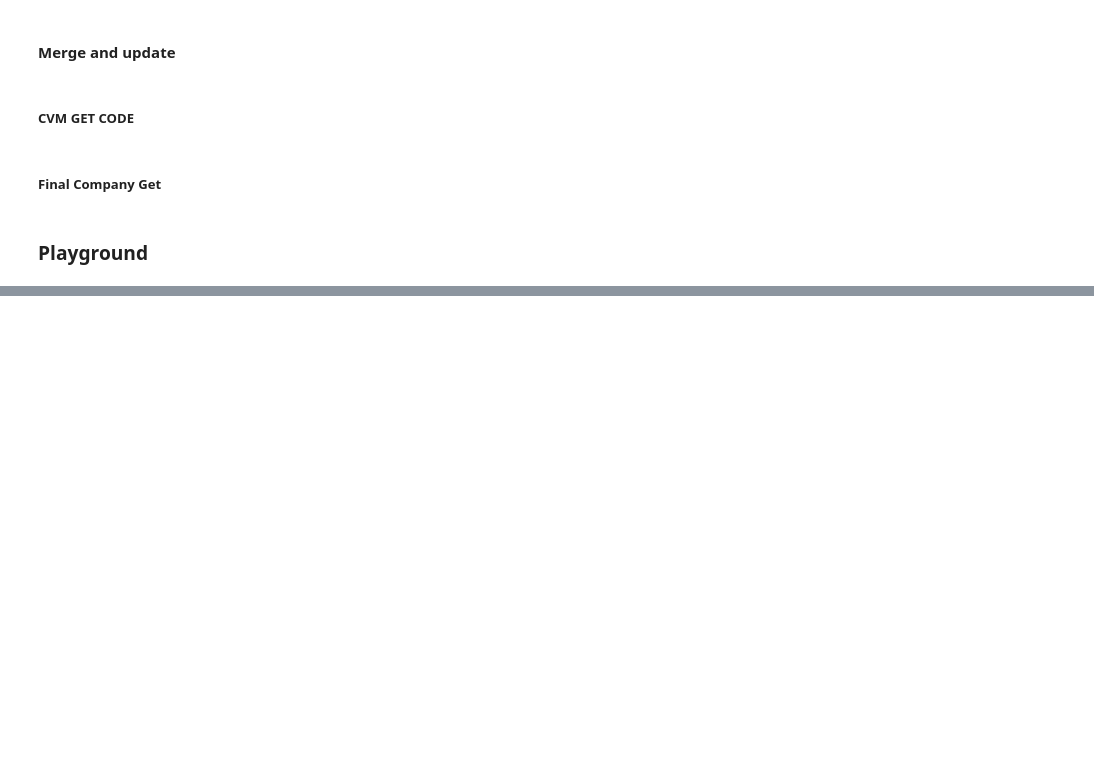
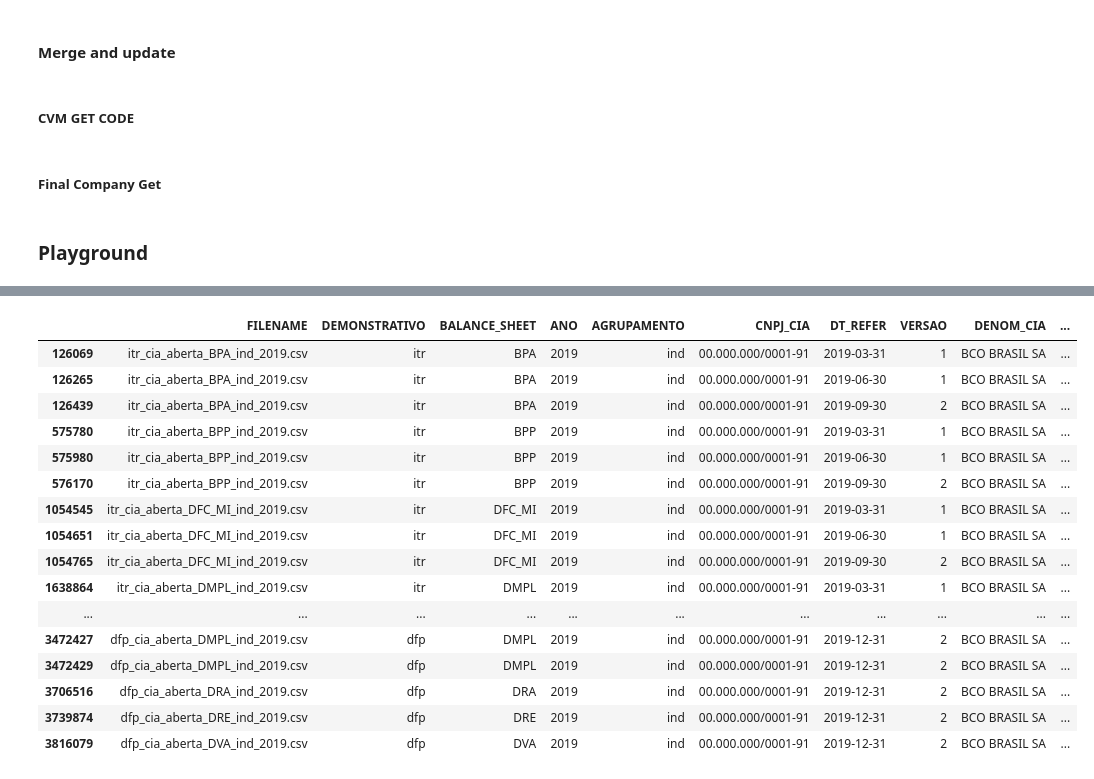
Before and after one commit to faustostangler/DSH, a Jupyter notebook: read_dash.ipynb, the cells around one changed output, grey strips where cells are left out. Drawn from its saved outputs; the diff is of its cells as text; code cells hidden in the pictures; blank space fills up the shorter version.

```diff
--- a/read_dash.ipynb
+++ b/read_dash.ipynb
@@ -390,0 +320,25 @@ for year, df in cvm_web.items():
+# %%
+cvm_local = run.sys_load_pkl(f'{b3.app_folder}/cvm')
+cvm_web = run.sys_load_pkl(f'{b3.app_folder}/temp_' + 'cvm_web_clean')
+# %%
+year = 2019
+df_local = cvm_local[year]
+df_web = cvm_web[year]
+df_columns = df_web.columns
+
+def mask(df):
+    mask = df['CNPJ_CIA'] != ''
+    mask &= df['CNPJ_CIA'] == '00.000.000/0001-91'
+    mask &= (df['CD_CONTA'] == '3.01') | (df['CD_CONTA'] == '5.01')
+    mask &= (df['COLUNA_DF'].isna() | (df['COLUNA_DF'] == 'Capital Social Integralizado'))
+    mask &= df['AGRUPAMENTO'] == 'ind'
+    df = df[mask]
+    # mask = ~df['DT_REFER'].dt.quarter.isin([2, 3]) | (df['DT_REFER'].dt.quarter == df['DT_INI_EXERC'].dt.quarter)
+
+    # df = df[mask]
+    return df
+
+df_web = mask(df_web)[df_columns][2:]
+df_local = mask(df_local)[df_columns][:3]
+df_web.to_csv('df_web.csv', index=False)
+df_web.to_csv('df_local.csv', index=False)
@@ -390,0 +417,26 @@ for year, df in cvm_web.items():
+# %%
+df = cvm_local[year]
+mask = df['CNPJ_CIA'] != ''
+mask &= df['CNPJ_CIA'] == '00.000.000/0001-91'
+mask &= ((df['CD_CONTA'] == '1') | (df['CD_CONTA'] == '2') | (df['CD_CONTA'] == '3.01') | (df['CD_CONTA'] == '4.01') | (df['CD_CONTA'] == '5.01') | (df['CD_CONTA'] == '6.01') | (df['CD_CONTA'] == '7.01'))
+mask &= df['AGRUPAMENTO'] == 'ind'
+df[mask].to_csv('df.csv', index=False)
+df[mask]
+# %% [output]
+|  | FILENAME | DEMONSTRATIVO | BALANCE_SHEET | ANO | AGRUPAMENTO | CNPJ_CIA | DT_REFER | VERSAO | DENOM_CIA | ... |
+| 126069 | itr_cia_aberta_BPA_ind_2019.csv | itr | BPA | 2019 | ind | 00.000.000/0001-91 | 2019-03-31 | 1 | BCO BRASIL SA | ... |
+| 126265 | itr_cia_aberta_BPA_ind_2019.csv | itr | BPA | 2019 | ind | 00.000.000/0001-91 | 2019-06-30 | 1 | BCO BRASIL SA | ... |
+| 126439 | itr_cia_aberta_BPA_ind_2019.csv | itr | BPA | 2019 | ind | 00.000.000/0001-91 | 2019-09-30 | 2 | BCO BRASIL SA | ... |
+| 575780 | itr_cia_aberta_BPP_ind_2019.csv | itr | BPP | 2019 | ind | 00.000.000/0001-91 | 2019-03-31 | 1 | BCO BRASIL SA | ... |
+| 575980 | itr_cia_aberta_BPP_ind_2019.csv | itr | BPP | 2019 | ind | 00.000.000/0001-91 | 2019-06-30 | 1 | BCO BRASIL SA | ... |
+| 576170 | itr_cia_aberta_BPP_ind_2019.csv | itr | BPP | 2019 | ind | 00.000.000/0001-91 | 2019-09-30 | 2 | BCO BRASIL SA | ... |
+| 1054545 | itr_cia_aberta_DFC_MI_ind_2019.csv | itr | DFC_MI | 2019 | ind | 00.000.000/0001-91 | 2019-03-31 | 1 | BCO BRASIL SA | ... |
+| 1054651 | itr_cia_aberta_DFC_MI_ind_2019.csv | itr | DFC_MI | 2019 | ind | 00.000.000/0001-91 | 2019-06-30 | 1 | BCO BRASIL SA | ... |
+| 1054765 | itr_cia_aberta_DFC_MI_ind_2019.csv | itr | DFC_MI | 2019 | ind | 00.000.000/0001-91 | 2019-09-30 | 2 | BCO BRASIL SA | ... |
+| 1638864 | itr_cia_aberta_DMPL_ind_2019.csv | itr | DMPL | 2019 | ind | 00.000.000/0001-91 | 2019-03-31 | 1 | BCO BRASIL SA | ... |
+| ... | ... | ... | ... | ... | ... | ... | ... | ... | ... | ... |
+| 3472427 | dfp_cia_aberta_DMPL_ind_2019.csv | dfp | DMPL | 2019 | ind | 00.000.000/0001-91 | 2019-12-31 | 2 | BCO BRASIL SA | ... |
+| 3472429 | dfp_cia_aberta_DMPL_ind_2019.csv | dfp | DMPL | 2019 | ind | 00.000.000/0001-91 | 2019-12-31 | 2 | BCO BRASIL SA | ... |
+| 3706516 | dfp_cia_aberta_DRA_ind_2019.csv | dfp | DRA | 2019 | ind | 00.000.000/0001-91 | 2019-12-31 | 2 | BCO BRASIL SA | ... |
+| 3739874 | dfp_cia_aberta_DRE_ind_2019.csv | dfp | DRE | 2019 | ind | 00.000.000/0001-91 | 2019-12-31 | 2 | BCO BRASIL SA | ... |
+| 3816079 | dfp_cia_aberta_DVA_ind_2019.csv | dfp | DVA | 2019 | ind | 00.000.000/0001-91 | 2019-12-31 | 2 | BCO BRASIL SA | ... |
```
Also changed, not shown: parts of 10 cells of this notebook, 4 other files.
